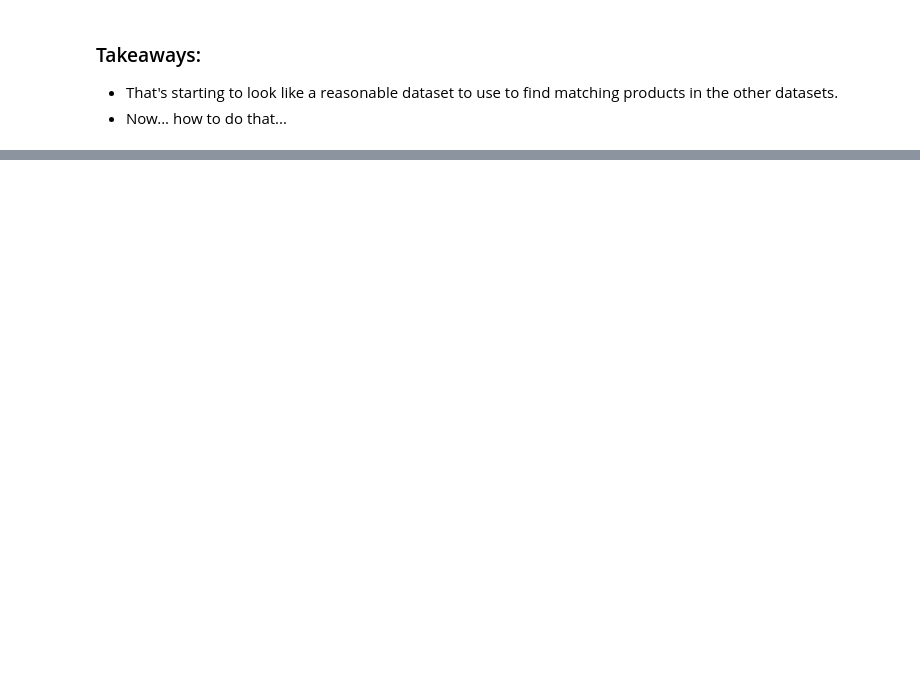
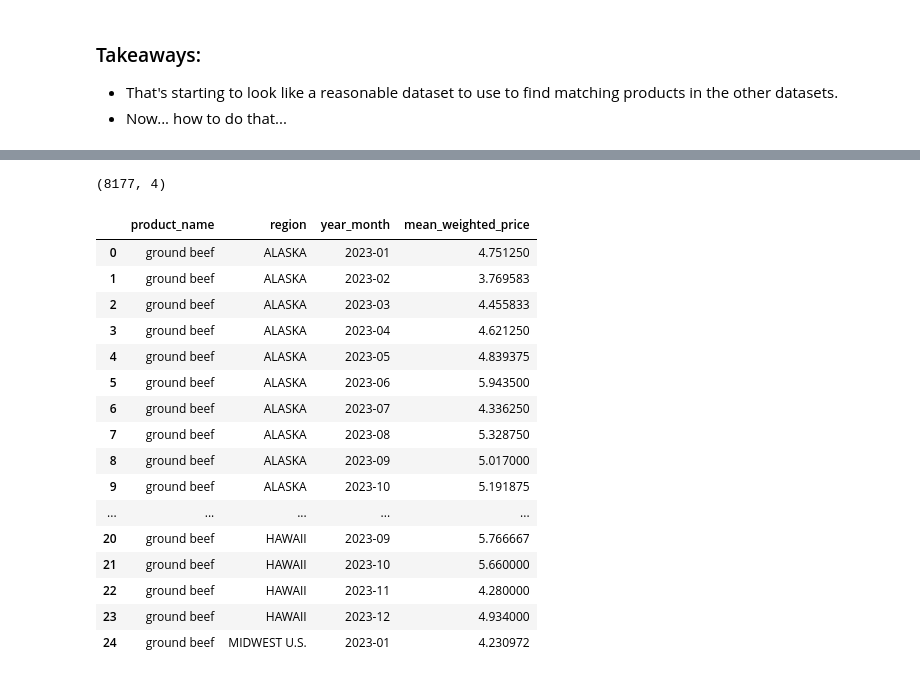
Before and after one commit to bradleytkay/Q1-2025-data-analysis-project-challenge, a Jupyter notebook: Q1-2025-step-2b-cleaning-pt-3.ipynb, the cells around one changed output, grey strips where cells are left out. Saved outputs shown, nothing was run; the diff lists cells and outputs as text; code cells hidden in the pictures; blank space fills up the shorter version.

```diff
--- a/Q1-2025-step-2b-cleaning-pt-3.ipynb
+++ b/Q1-2025-step-2b-cleaning-pt-3.ipynb
@@ -203,0 +344,10 @@ bls_df
+# %%
+# Re-run matching code
+
+# Create regex pattern to match any BLS product name within USDA product names
+pattern = '|'.join(bls_df['product'].tolist())  # Join all words with '|' for OR matching
+
+# Filter USDA dataset where the product column contains any BLS product name
+usda_df = usda_df[usda_df['product'].str.contains(pattern, case=False, na=False)]
+
+usda_df.shape
@@ -203,0 +395,53 @@ bls_df
+# %%
+# Looking at this and thinking about how I'll want to analyze / visualize, it seems like having
+# one data point per MONTH rather than per WEEK per region is what I want. So... let's make that.
+
+# Ensure the report_date is in datetime format if not already
+usda_df['report_date'] = pd.to_datetime(usda_df['report_date'])
+
+# Extract year and month from report_date
+usda_df['year_month'] = usda_df['report_date'].dt.to_period('M')
+
+# Group by product, region, and the new year_month, and aggregate the price (mean in this case)
+usda_df = usda_df.groupby(['product', 'region', 'year_month'], as_index=False)['mean_weighted_price'].mean()
+
+usda_df = usda_df.drop_duplicates(subset=['product', 'region', 'year_month'])
+
+usda_df.head()
+
+usda_df.shape
+# %% [output]
+(8177, 4)
+# %%
+# Okay... back to ground beef.  I don't need things like 70-79%, 80-89%, etc. because
+# the bls_df just lists 'ground beef' as a product. I want to aggregate a mean price
+# for all varieties of ground beef.
+
+# Clean the 'product' column to only contain the base product name 'ground beef'
+
+usda_df['product_name'] = usda_df['product'].str.extract(r'(ground beef)')
+
+# # Group by 'product_name', 'region', and 'report_date', then calculate the mean price
+usda_df = usda_df.groupby(['product_name', 'region', 'year_month'])['mean_weighted_price'].mean().reset_index()
+
+usda_df.head(25)
+
+# Oh my gosh, I think I did it...
+# %% [output]
+|  | product_name | region | year_month | mean_weighted_price |
+| 0 | ground beef | ALASKA | 2023-01 | 4.751250 |
+| 1 | ground beef | ALASKA | 2023-02 | 3.769583 |
+| 2 | ground beef | ALASKA | 2023-03 | 4.455833 |
+| 3 | ground beef | ALASKA | 2023-04 | 4.621250 |
+| 4 | ground beef | ALASKA | 2023-05 | 4.839375 |
+| 5 | ground beef | ALASKA | 2023-06 | 5.943500 |
+| 6 | ground beef | ALASKA | 2023-07 | 4.336250 |
+| 7 | ground beef | ALASKA | 2023-08 | 5.328750 |
+| 8 | ground beef | ALASKA | 2023-09 | 5.017000 |
+| 9 | ground beef | ALASKA | 2023-10 | 5.191875 |
+| ... | ... | ... | ... | ... |
+| 20 | ground beef | HAWAII | 2023-09 | 5.766667 |
+| 21 | ground beef | HAWAII | 2023-10 | 5.660000 |
+| 22 | ground beef | HAWAII | 2023-11 | 4.280000 |
+| 23 | ground beef | HAWAII | 2023-12 | 4.934000 |
+| 24 | ground beef | MIDWEST U.S. | 2023-01 | 4.230972 |
```
Also changed, not shown: parts of 13 cells of this notebook.
